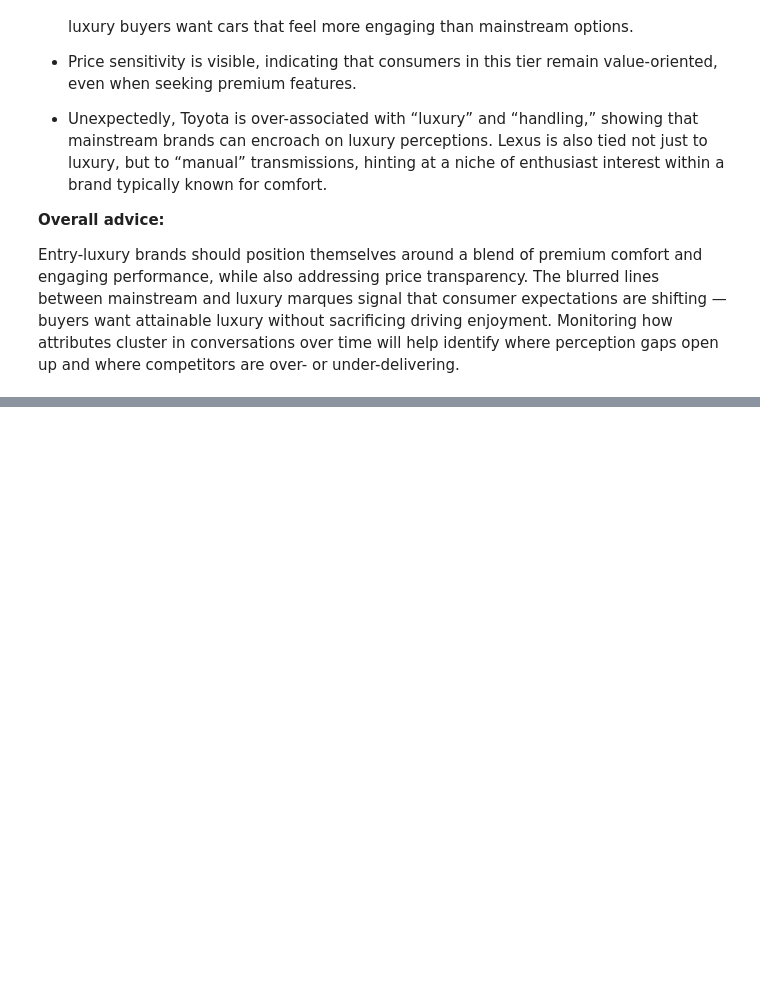
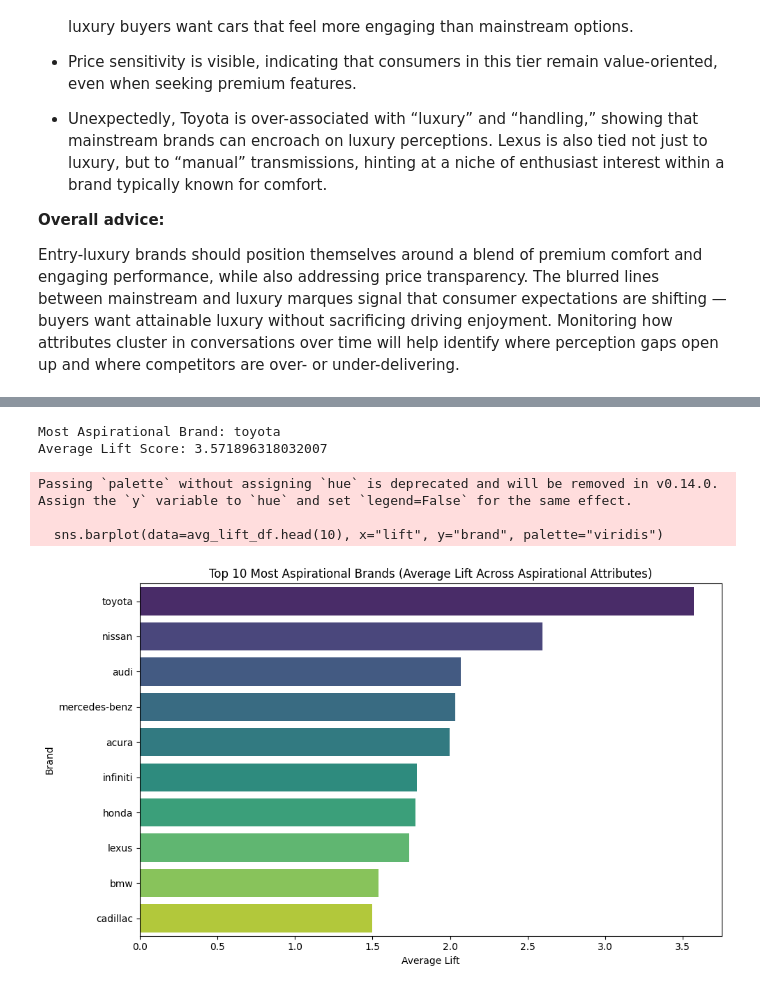
Before and after one commit to AHMerrill/Unstructured-Data-1, a Jupyter notebook: vectorizer_lift_MDS_zm.ipynb, the cells around one changed output, grey strips where cells are left out. Saved outputs shown, nothing was run; the diff lists cells and outputs as text; code cells hidden in the pictures; blank space fills up the shorter version.

```diff
--- a/vectorizer_lift_MDS_zm.ipynb
+++ b/vectorizer_lift_MDS_zm.ipynb
@@ -820,0 +895,31 @@ Entry-luxury brands should position themselves around a blend of premium comfort
+# %%
+import seaborn as sns
+
+# Compute average lift across aspirational attributes
+avg_lift_df = (
+    aspirational_lift_df.groupby("brand")["lift"]
+    .mean()
+    .reset_index()
+    .sort_values("lift", ascending=False)
+)
+
+# Identify the most aspirational brand
+most_aspirational_brand = avg_lift_df.iloc[0]
+print("Most Aspirational Brand:", most_aspirational_brand["brand"])
+print("Average Lift Score:", most_aspirational_brand["lift"])
+
+# Plot top 10 aspirational brands
+plt.figure(figsize=(10, 6))
+sns.barplot(data=avg_lift_df.head(10), x="lift", y="brand", palette="viridis")
+plt.title("Top 10 Most Aspirational Brands (Average Lift Across Aspirational Attributes)")
+plt.xlabel("Average Lift")
+plt.ylabel("Brand")
+plt.tight_layout()
+plt.show()
+# %% [output]
+Most Aspirational Brand: toyota
+Average Lift Score: 3.571896318032007
+Passing `palette` without assigning `hue` is deprecated and will be removed in v0.14.0. Assign the `y` variable to `hue` and set `legend=False` for the same effect.
+
+  sns.barplot(data=avg_lift_df.head(10), x="lift", y="brand", palette="viridis")
+[figure, added]
```
Also changed, not shown: parts of 2 cells of this notebook.
